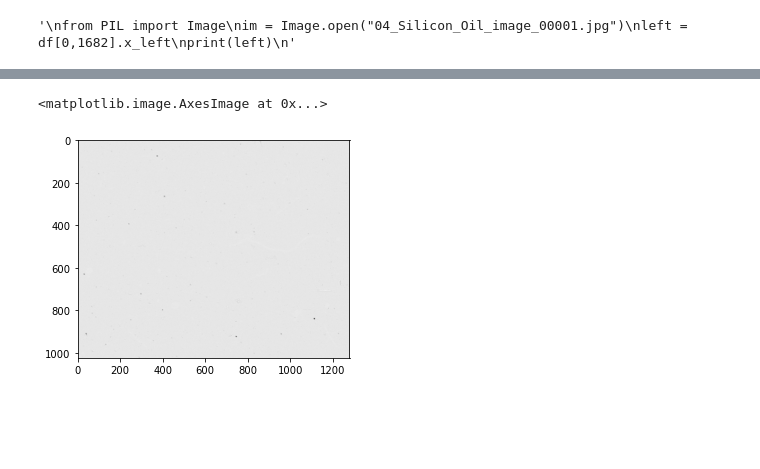
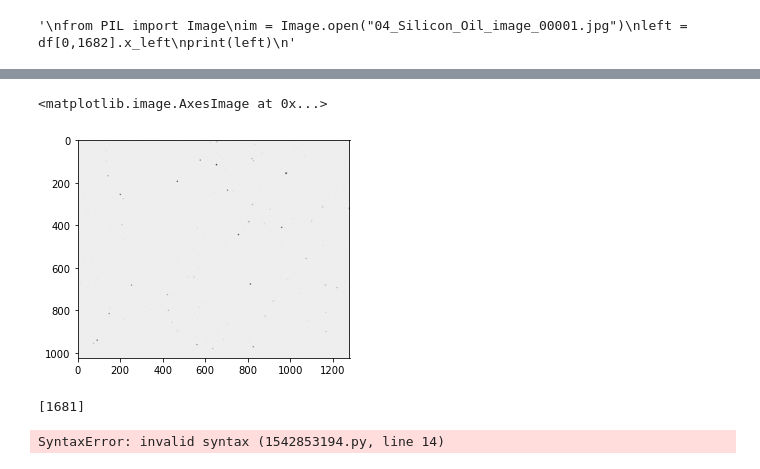
Before and after one commit to Scottholman33/KBI, a Jupyter notebook: KBI_Python_Start.ipynb, the cells around one changed output, grey strips where cells are left out. Saved outputs shown, nothing was run; the diff lists cells and outputs as text; code cells hidden in the pictures; blank space fills up the shorter version.

Commit message:
added code to find the coordinates of a picture from a step string and frame number

```diff
--- a/KBI_Python_Start.ipynb
+++ b/KBI_Python_Start.ipynb
@@ -206,16 +208,39 @@ SyntaxError: EOF while scanning triple-quoted string literal (Temp/ipykernel_396
 # %%
 from skimage import io
 import skimage.color
 
 # import and read image
-img = io.imread("Protein_Image_00010.jpg")
+img = io.imread("04_Silicon_Oil_Image_00001.jpg")
 
 # display the grayscale image
 fig, ax = plt.subplots()
 plt.imshow(img, cmap="gray")
 # %% [output]
 <matplotlib.image.AxesImage at 0x...>
-[figure, old version]
+[figure, new version]
+# %%
+#for Lilly's cropping code
+
+x_left=df['x_left']
+x_right=df['x_right']
+y_top=df['y_top']
+y_bottom=df['y_bottom']
+
+
+string="04 Silicon Oil" #change these for each picture
+frame=1 #corresponds to the 00001 or 00003 etc number
+
+#print(np.where(df['frame_num']==1))
+idx=np.where((df["step"].str.startswith(string)) & (df["frame_num"]==frame))
+index=idx[0]
+print(index)
+
+xL=x_left[index]
+xR=x_right[index]
+yT=y_top[index]
+yB=y_bottom[index] #finds your coordinates
+# %% [output]
+[1681]
 # %%
 from PIL import Image
 
@@ -250,6 +275,8 @@ for filename in ImageFolder:
         FiberImages.append(filename)
     else:
         other.append(filename)
+# %% [output]
+SyntaxError: invalid syntax (1542853194.py, line 14)
 # %%
 df2 = pd.read_csv('fiber.csv')
 # %%
```
Also changed, not shown: parts of 1 cell of this notebook.
